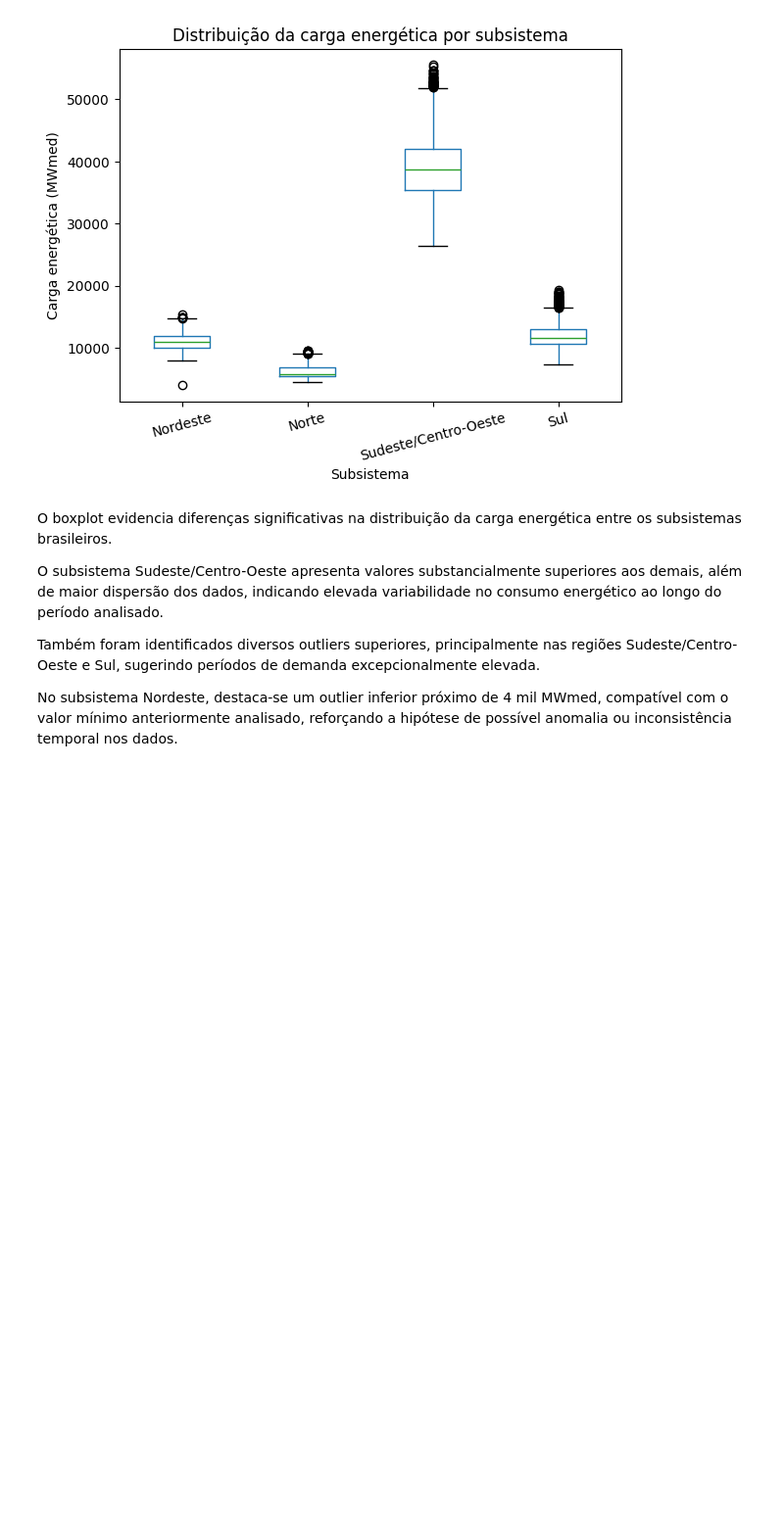
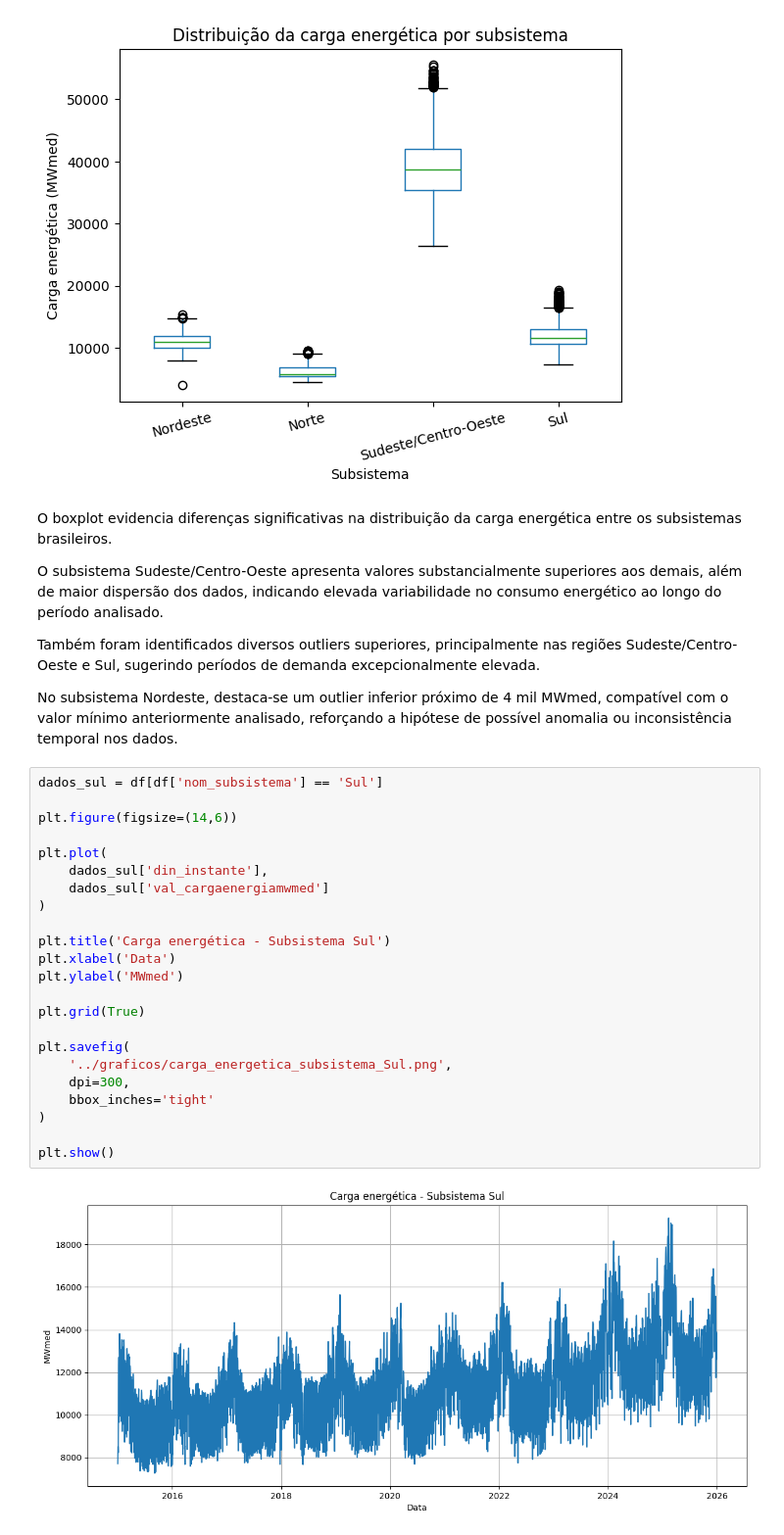
Before and after one commit to joaovinicius4/EdaEnergia, a Jupyter notebook: notebook/eda.ipynb, the cells around one changed output. Shown at 98% size. Cells and saved outputs as stored; diff of their text form; blank space fills up the shorter version.

```diff
--- a/notebook/eda.ipynb
+++ b/notebook/eda.ipynb
@@ -319,3 +319,28 @@ O subsistema Sudeste/Centro-Oeste apresenta valores substancialmente superiores
 Também foram identificados diversos outliers superiores, principalmente nas regiões Sudeste/Centro-Oeste e Sul, sugerindo períodos de demanda excepcionalmente elevada.
 
 No subsistema Nordeste, destaca-se um outlier inferior próximo de 4 mil MWmed, compatível com o valor mínimo anteriormente analisado, reforçando a hipótese de possível anomalia ou inconsistência temporal nos dados.
+# %%
+dados_sul = df[df['nom_subsistema'] == 'Sul']
+
+plt.figure(figsize=(14,6))
+
+plt.plot(
+    dados_sul['din_instante'],
+    dados_sul['val_cargaenergiamwmed']
+)
+
+plt.title('Carga energética - Subsistema Sul')
+plt.xlabel('Data')
+plt.ylabel('MWmed')
+
+plt.grid(True)
+
+plt.savefig(
+    '../graficos/carga_energetica_subsistema_Sul.png',
+    dpi=300,
+    bbox_inches='tight'
+)
+
+plt.show()
+# %% [output]
+[figure, added]
```
Also changed, not shown: parts of 2 cells of this notebook, 1 other file.
